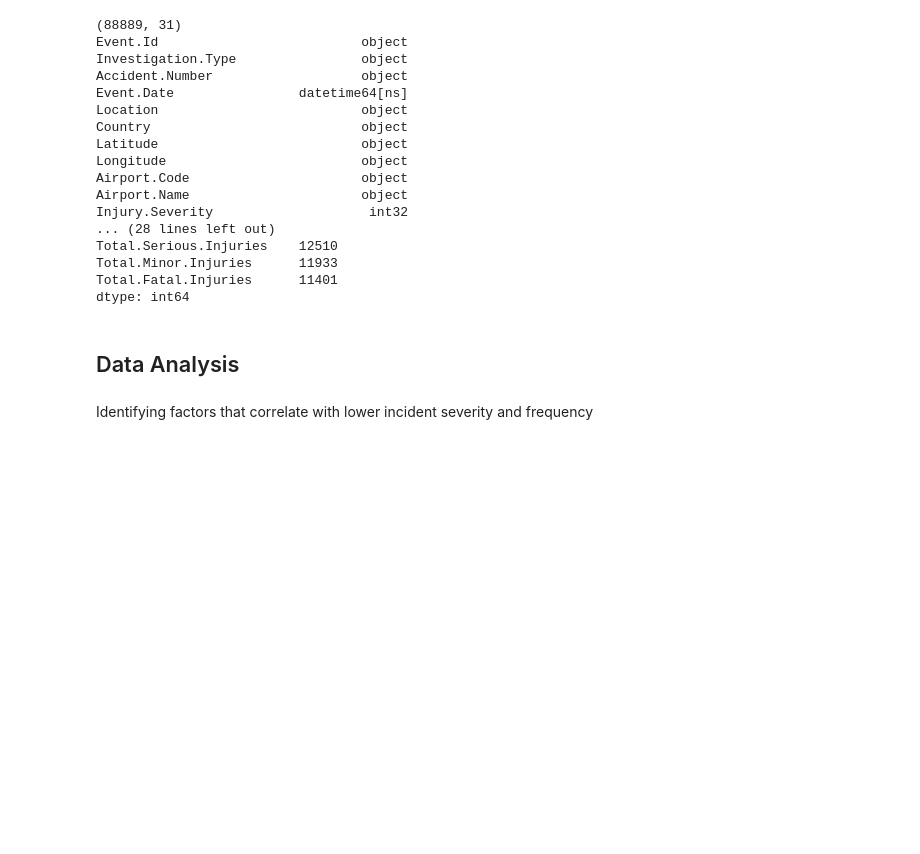
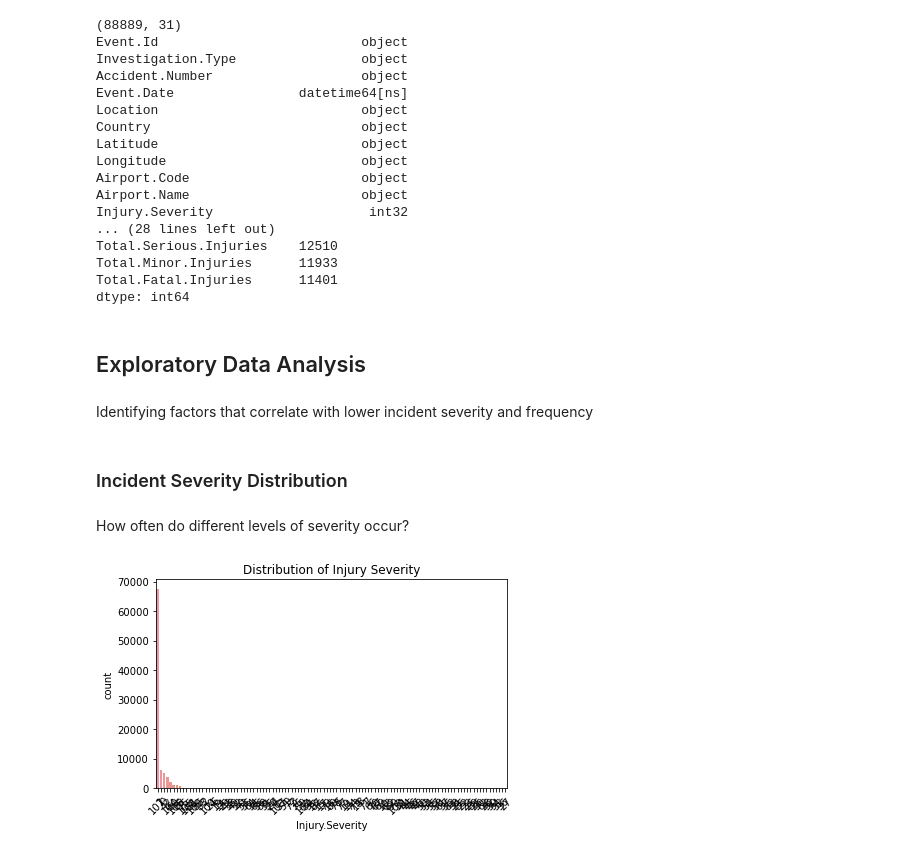
Before and after one commit to BMwihia/aviation-accidents-analysis, a Jupyter notebook: aviation_accident_analysis-benson.ipynb, the cells around one changed output. Saved outputs shown, nothing was run; the diff lists cells and outputs as text; code cells hidden in the pictures; blank space fills up the shorter version.

Commit message:
Proceeded to analyse Incident Severity Distribution by seeing how often the different levels occur.

```diff
--- a/aviation_accident_analysis-benson.ipynb
+++ b/aviation_accident_analysis-benson.ipynb
@@ -167,6 +167,22 @@ Total.Minor.Injuries      11933
 Total.Fatal.Injuries      11401
 dtype: int64
 # %% [markdown]
-## Data Analysis
+## Exploratory Data Analysis
 # %% [markdown]
 Identifying factors that correlate with lower incident severity and frequency
+# %% [markdown]
+### Incident Severity Distribution
+# %% [markdown]
+How often do different levels of severity occur?
+# %%
+import seaborn as sns
+import matplotlib.pyplot as plt
+
+# Plot distribution of Injury Severity
+sns.countplot(data=df, x='Injury.Severity', order=df['Injury.Severity'].value_counts().index)
+plt.title('Distribution of Injury Severity')
+plt.xticks(rotation=45)
+plt.tight_layout()
+plt.show()
+# %% [output]
+[figure, added]
```
